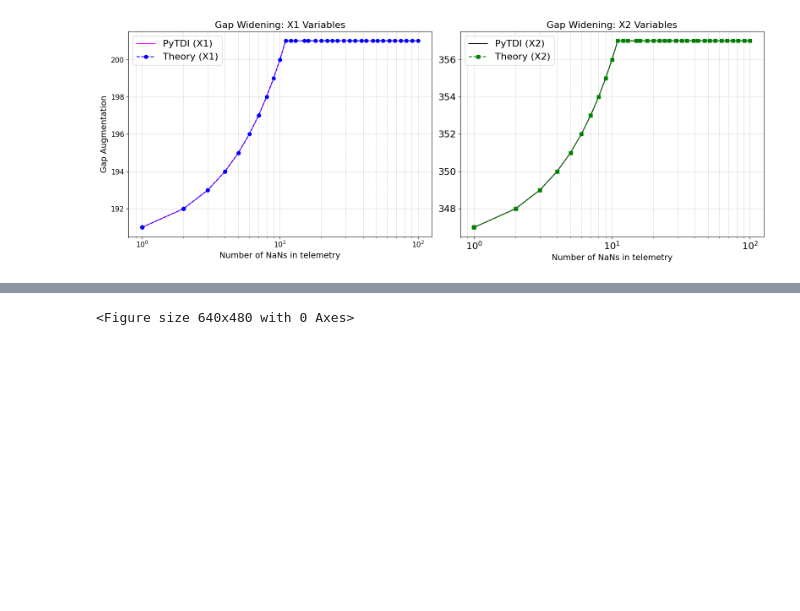
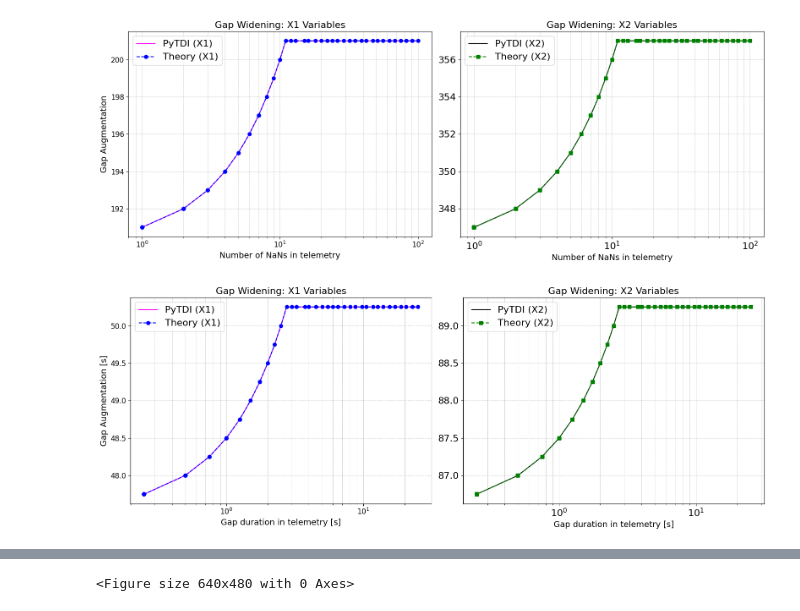
Before and after one commit to OllieBurke/gaps_tdi, a Jupyter notebook: notebooks/investigation_gap_widening.ipynb, the cells around one changed output, grey strips where cells are left out. Drawn from its saved outputs; the diff is of its cells as text; code cells hidden in the pictures; blank space fills up the shorter version.

```diff
--- a/notebooks/investigation_gap_widening.ipynb
+++ b/notebooks/investigation_gap_widening.ipynb
@@ -493,3 +485,59 @@ plt.tight_layout()
 plt.show()
 # %% [output]
 [figure]
+# %%
+# Plot the results in seconds
+import matplotlib.pyplot as plt
+
+import matplotlib.pyplot as plt
+
+# Extract data from results
+N_nans_values = [dt*result["N_nans"] for result in results_TDI_testing_N_nans]
+widening_gap_X1_pytdi = [dt*result["widening_gap_X1_pytdi"] for result in results_TDI_testing_N_nans]
+widening_gap_X2_pytdi = [dt*result["widening_gap_X2_pytdi"] for result in results_TDI_testing_N_nans]
+widening_gap_X1_theory = [dt*result["widening_gap_X1_theory"] for result in results_TDI_testing_N_nans]
+widening_gap_X2_theory = [dt*result["widening_gap_X2_theory"] for result in results_TDI_testing_N_nans]
+
+# Create the figure and subplots
+fig, (ax1, ax2) = plt.subplots(1, 2, figsize=(16, 6))
+
+# Plot X1 results on the left subplot
+ax1.plot(
+    N_nans_values, widening_gap_X1_pytdi,
+    label="PyTDI (X1)", linestyle="-", color="magenta"
+)
+ax1.plot(
+    N_nans_values, widening_gap_X1_theory,
+    label="Theory (X1)", linestyle="--", marker="o", color="blue"
+)
+ax1.set_xscale("log")
+ax1.set_xlabel("Gap duration in telemetry [s]", fontsize=14)
+ax1.set_ylabel("Gap Augmentation [s]", fontsize=14)
+ax1.set_title("Gap Widening: X1 Variables", fontsize=16)
+ax1.legend(fontsize=16, loc="upper left")
+ax1.grid(True, which="both", linestyle="--", linewidth=0.5)
+ax1.tick_params(axis="both", which="major", labelsize=12)
+
+# Plot X2 results on the right subplot
+ax2.plot(
+    N_nans_values, widening_gap_X2_pytdi,
+    label="PyTDI (X2)", linestyle="-", color="black"
+)
+ax2.plot(
+    N_nans_values, widening_gap_X2_theory,
+    label="Theory (X2)", linestyle="--", marker="s", color="green"
+)
+ax2.set_xscale("log")
+ax2.set_xlabel("Gap duration in telemetry [s]", fontsize=14)
+# ax2.set_ylabel("Widening of Gap in X2 Variables", fontsize=14)
+ax2.set_title("Gap Widening: X2 Variables", fontsize=16)
+ax2.legend(fontsize=16, loc="upper left")
+ax2.grid(True, which="both", linestyle="--", linewidth=0.5)
+ax2.tick_params(axis="both", which="major", labelsize=16)
+
+# Adjust layout and show the plot
+plt.tight_layout()
+# plt.savefig("../Plots/gap_widening_comparison_TDI_subplots.png", dpi=300)  # Save as a high-resolution image
+plt.show()
+# %% [output]
+[figure, added]
```
Also changed, not shown: parts of 9 cells of this notebook.
